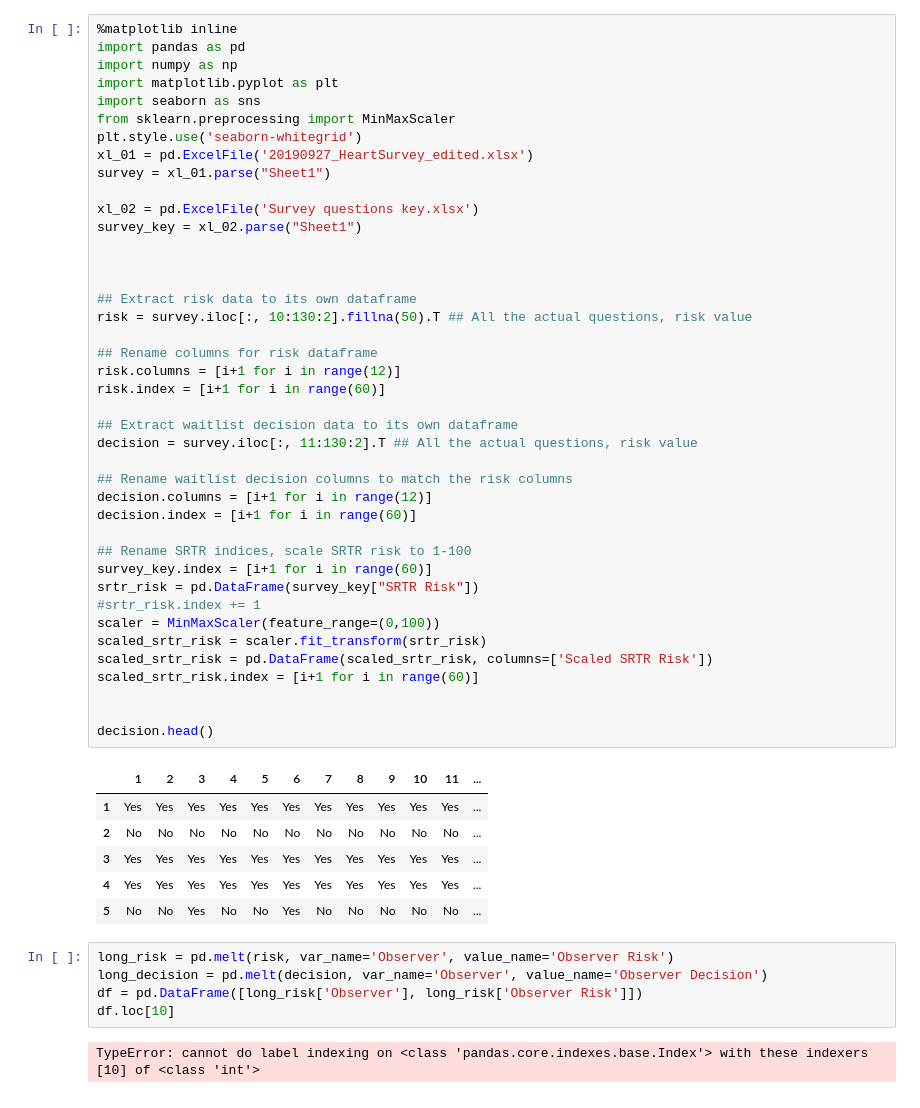
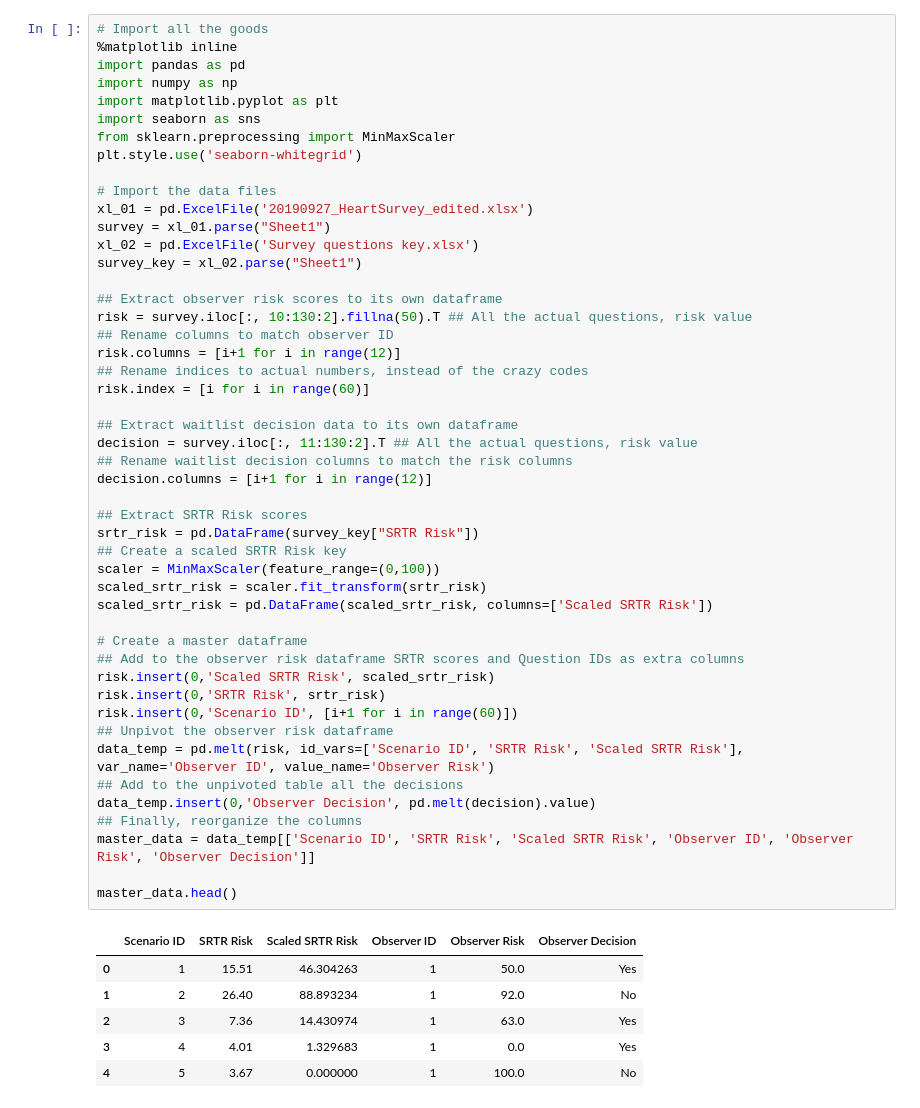
Before and after one commit to peterjmartinson/heart-survey, a Jupyter notebook: Testing Playground.ipynb, the cells around one changed output. Cells and saved outputs as stored; diff of their text form.

Commit message:
Reorganize the data
1. Put all the data into long format
2. Reproduce most of the charts with this new format
3. Sort box plot by SRTR score

```diff
--- a/Testing Playground.ipynb
+++ b/Testing Playground.ipynb
@@ -1,55 +1,55 @@
 # %%
+# Import all the goods
 %matplotlib inline
 import pandas as pd
 import numpy as np
 import matplotlib.pyplot as plt
 import seaborn as sns
 from sklearn.preprocessing import MinMaxScaler
 plt.style.use('seaborn-whitegrid')
+
+# Import the data files
 xl_01 = pd.ExcelFile('20190927_HeartSurvey_edited.xlsx')
 survey = xl_01.parse("Sheet1")
-
 xl_02 = pd.ExcelFile('Survey questions key.xlsx')
 survey_key = xl_02.parse("Sheet1")
 
-
-
-## Extract risk data to its own dataframe
+## Extract observer risk scores to its own dataframe
 risk = survey.iloc[:, 10:130:2].fillna(50).T ## All the actual questions, risk value
-
-## Rename columns for risk dataframe
+## Rename columns to match observer ID
 risk.columns = [i+1 for i in range(12)]
-risk.index = [i+1 for i in range(60)]
+## Rename indices to actual numbers, instead of the crazy codes
+risk.index = [i for i in range(60)]
 
 ## Extract waitlist decision data to its own dataframe
 decision = survey.iloc[:, 11:130:2].T ## All the actual questions, risk value
-
 ## Rename waitlist decision columns to match the risk columns
 decision.columns = [i+1 for i in range(12)]
-decision.index = [i+1 for i in range(60)]
 
-## Rename SRTR indices, scale SRTR risk to 1-100
-survey_key.index = [i+1 for i in range(60)]
+## Extract SRTR Risk scores
 srtr_risk = pd.DataFrame(survey_key["SRTR Risk"])
-#srtr_risk.index += 1
+## Create a scaled SRTR Risk key
 scaler = MinMaxScaler(feature_range=(0,100))
 scaled_srtr_risk = scaler.fit_transform(srtr_risk)
 scaled_srtr_risk = pd.DataFrame(scaled_srtr_risk, columns=['Scaled SRTR Risk'])
-scaled_srtr_risk.index = [i+1 for i in range(60)]
 
+# Create a master dataframe
+## Add to the observer risk dataframe SRTR scores and Question IDs as extra columns
+risk.insert(0,'Scaled SRTR Risk', scaled_srtr_risk)
+risk.insert(0,'SRTR Risk', srtr_risk)
+risk.insert(0,'Scenario ID', [i+1 for i in range(60)])
+## Unpivot the observer risk dataframe
+data_temp = pd.melt(risk, id_vars=['Scenario ID', 'SRTR Risk', 'Scaled SRTR Risk'], var_name='Observer ID', value_name='Observer Risk')
+## Add to the unpivoted table all the decisions
+data_temp.insert(0,'Observer Decision', pd.melt(decision).value)
+## Finally, reorganize the columns
+master_data = data_temp[['Scenario ID', 'SRTR Risk', 'Scaled SRTR Risk', 'Observer ID', 'Observer Risk', 'Observer Decision']]
 
-decision.head()
+master_data.head()
 # %% [output]
-|  | 1 | 2 | 3 | 4 | 5 | 6 | 7 | 8 | 9 | 10 | 11 | ... |
-| 1 | Yes | Yes | Yes | Yes | Yes | Yes | Yes | Yes | Yes | Yes | Yes | ... |
-| 2 | No | No | No | No | No | No | No | No | No | No | No | ... |
-| 3 | Yes | Yes | Yes | Yes | Yes | Yes | Yes | Yes | Yes | Yes | Yes | ... |
-| 4 | Yes | Yes | Yes | Yes | Yes | Yes | Yes | Yes | Yes | Yes | Yes | ... |
-| 5 | No | No | Yes | No | No | Yes | No | No | No | No | No | ... |
+|  | Scenario ID | SRTR Risk | Scaled SRTR Risk | Observer ID | Observer Risk | Observer Decision |
+| 0 | 1 | 15.51 | 46.304263 | 1 | 50.0 | Yes |
+| 1 | 2 | 26.40 | 88.893234 | 1 | 92.0 | No |
+| 2 | 3 | 7.36 | 14.430974 | 1 | 63.0 | Yes |
+| 3 | 4 | 4.01 | 1.329683 | 1 | 0.0 | Yes |
+| 4 | 5 | 3.67 | 0.000000 | 1 | 100.0 | No |
-# %%
-long_risk = pd.melt(risk, var_name='Observer', value_name='Observer Risk')
-long_decision = pd.melt(decision, var_name='Observer', value_name='Observer Decision')
-df = pd.DataFrame([long_risk['Observer'], long_risk['Observer Risk']])
-df.loc[10]
-# %% [output]
-TypeError: cannot do label indexing on <class 'pandas.core.indexes.base.Index'> with these indexers [10] of <class 'int'>
```
Also changed, not shown: parts of 16 cells of this notebook, 3 other files.
